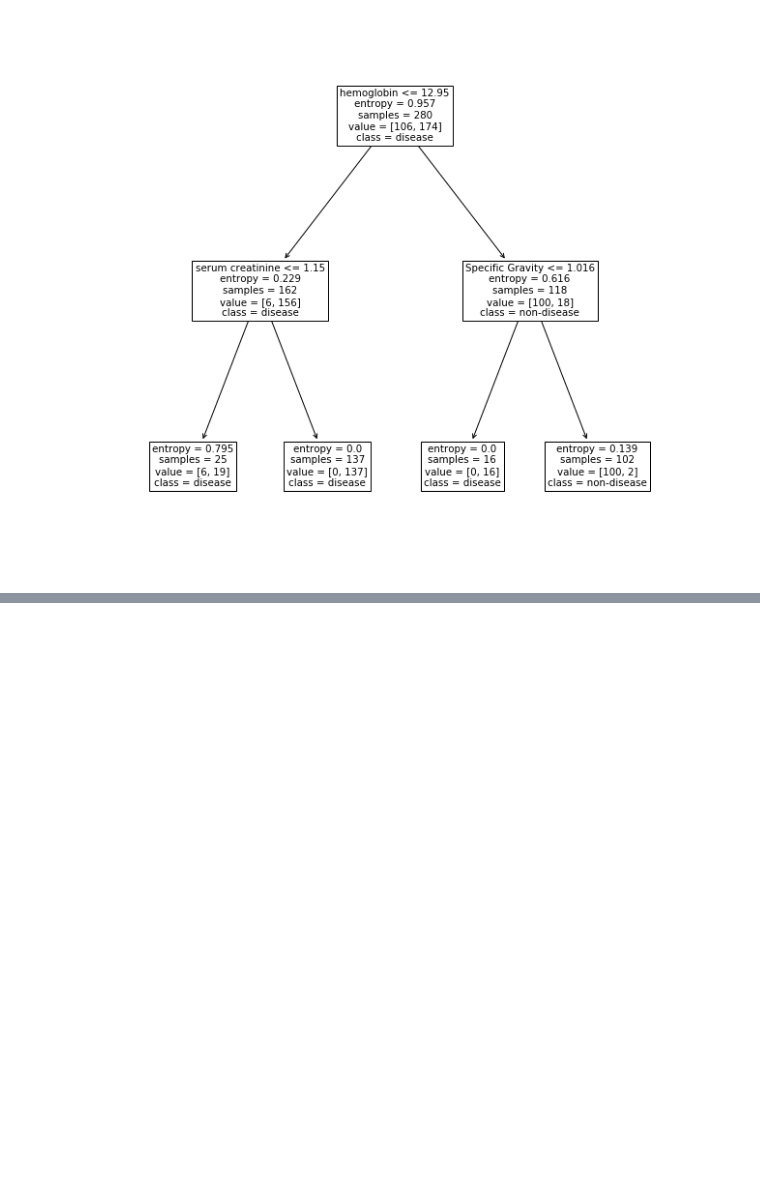
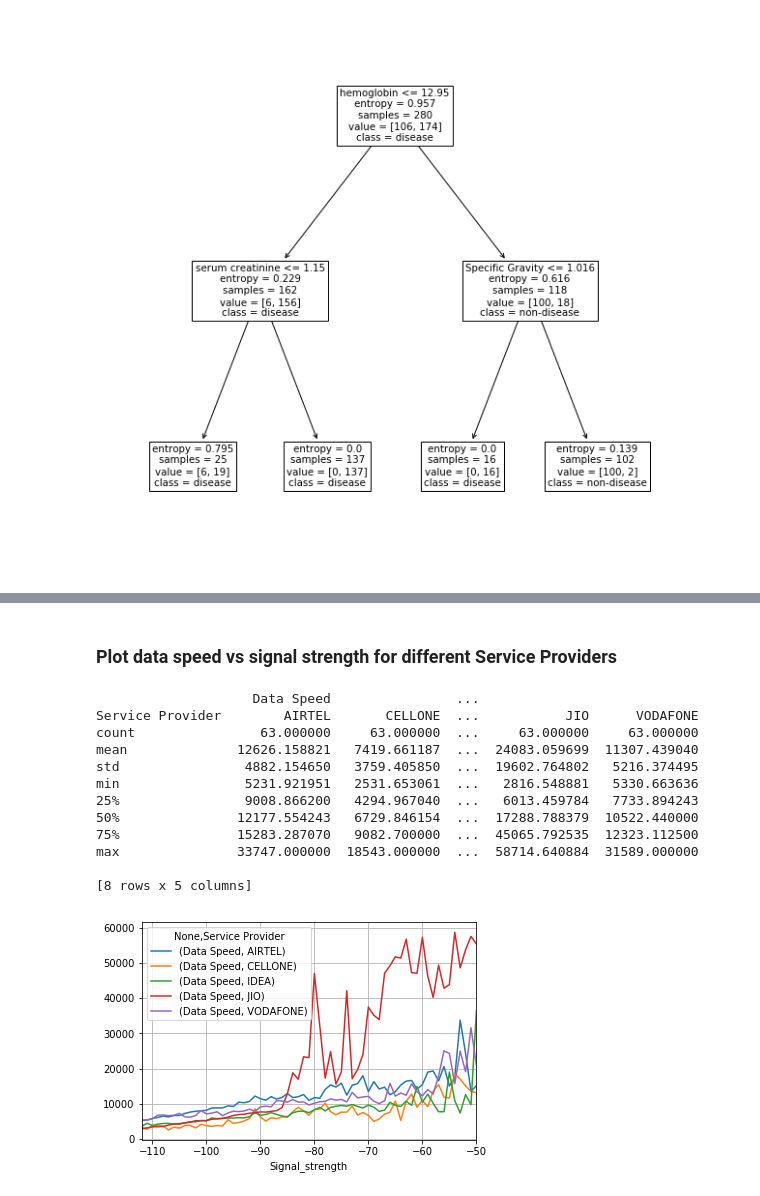
Before and after one commit to nidhin-koshy/Notebooks, a Jupyter notebook: DataHandling.ipynb, the cells around one changed output, grey strips where cells are left out. Saved outputs shown, nothing was run; the diff lists cells and outputs as text; code cells hidden in the pictures; blank space fills up the shorter version.

```diff
--- a/DataHandling.ipynb
+++ b/DataHandling.ipynb
@@ -307,0 +508,21 @@ Classification score =  0.9916666666666667
+# %% [markdown]
+### Plot data speed vs signal strength for different Service Providers
+# %%
+df_myspeed_download_mean=df_myspeed_4G_download.groupby(['Signal_strength','Service Provider']).mean()
+#print(df_myspeed_download_mean.index)
+df_myspeed_download_mean.unstack(level=1).plot(grid=True)
+print(df_myspeed_download_mean.unstack(level=1).describe())
+# %% [output]
+                    Data Speed                ...
+Service Provider        AIRTEL       CELLONE  ...           JIO      VODAFONE
+count                63.000000     63.000000  ...     63.000000     63.000000
+mean              12626.158821   7419.661187  ...  24083.059699  11307.439040
+std                4882.154650   3759.405850  ...  19602.764802   5216.374495
+min                5231.921951   2531.653061  ...   2816.548881   5330.663636
+25%                9008.866200   4294.967040  ...   6013.459784   7733.894243
+50%               12177.554243   6729.846154  ...  17288.788379  10522.440000
+75%               15283.287070   9082.700000  ...  45065.792535  12323.112500
+max               33747.000000  18543.000000  ...  58714.640884  31589.000000
+
+[8 rows x 5 columns]
+[figure, added]
```
Also changed, not shown: parts of 20 cells of this notebook.
